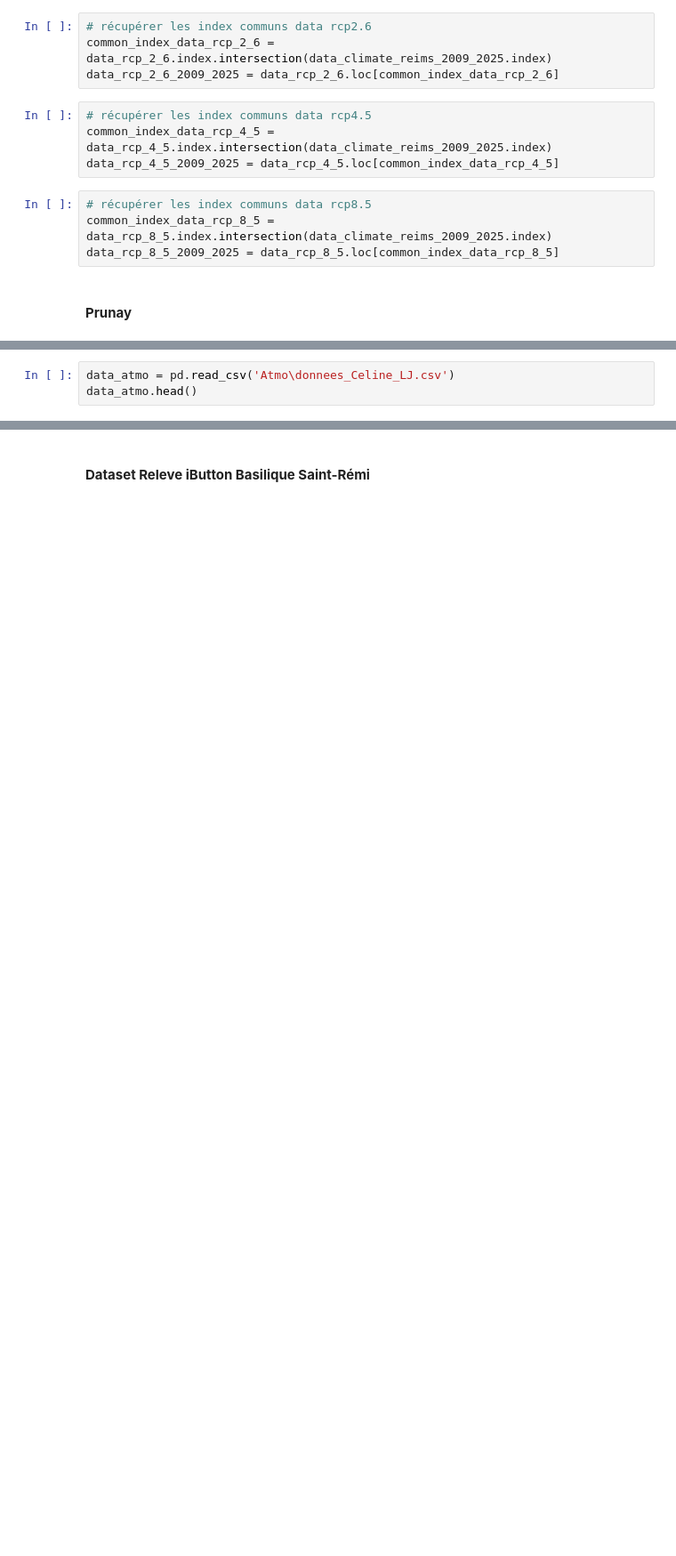
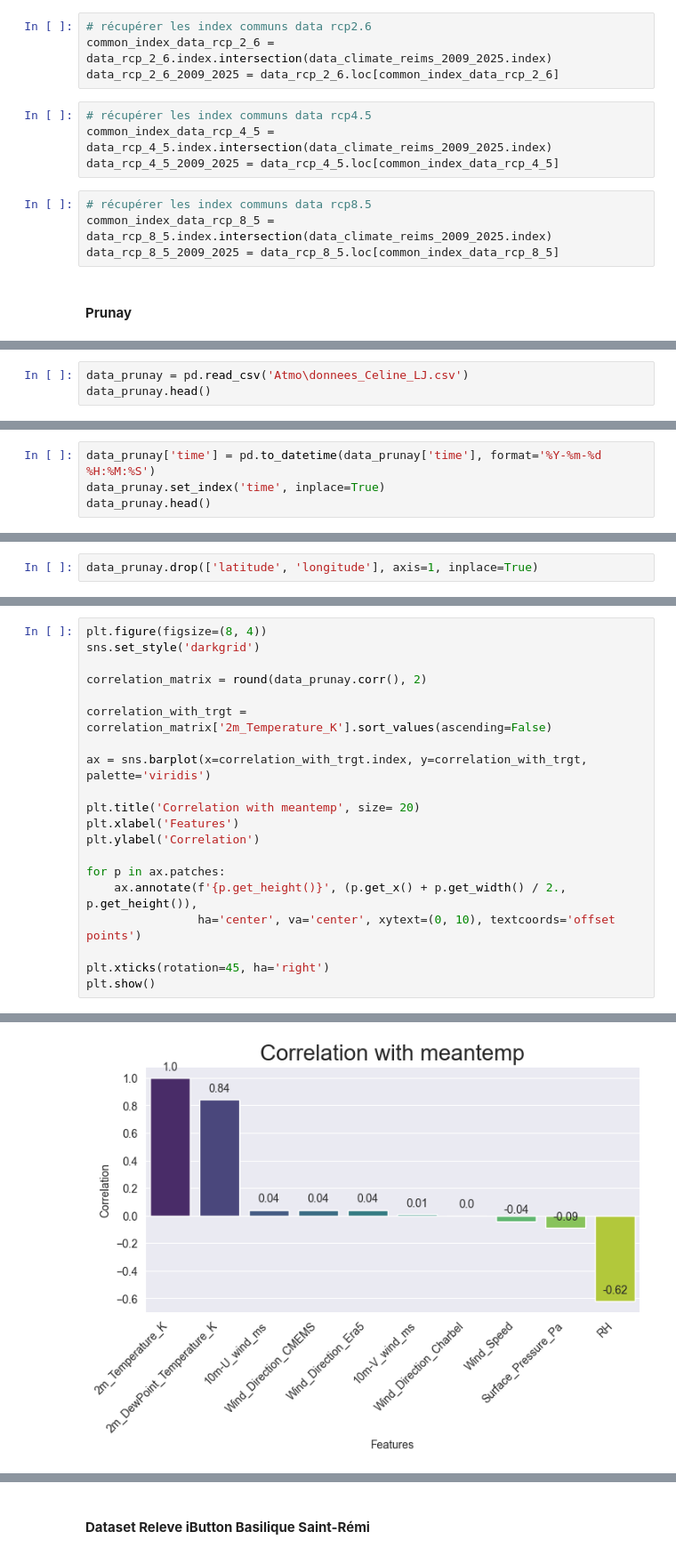
Before and after one commit to kubit07/data_analyse_DRIAS, a Jupyter notebook: bidirectional_lstm_model.ipynb, the cells around one changed output, grey strips where cells are left out. Shown: that part at 89% size. Cells and saved outputs as stored; diff of their text form; blank space fills up the shorter version.

```diff
--- a/bidirectional_lstm_model.ipynb
+++ b/bidirectional_lstm_model.ipynb
@@ -267,6 +266,6 @@ signification de chaque variable issue des données météorologiques :
 # %%
-data_atmo = pd.read_csv('Atmo\donnees_Celine_LJ.csv')
-data_atmo.head()
+data_prunay = pd.read_csv('Atmo\donnees_Celine_LJ.csv')
+data_prunay.head()
 # %% [output]
 |  | time | latitude | longitude | 10m-U_wind_ms | 10m-V_wind_ms | 2m_DewPoint_Temperature_K | 2m_Temperature_K | ... |
 | 0 | 2006-01-01 00:00:00 | 49.24 | 4.04 | 3.134243 | 3.244023 | 275.30566 | 276.48438 | ... |
@@ -284,0 +293,4 @@ Index(['time', 'latitude', 'longitude', '10m-U_wind_ms', '10m-V_wind_ms',
+# %%
+data_prunay['time'] = pd.to_datetime(data_prunay['time'], format='%Y-%m-%d %H:%M:%S')
+data_prunay.set_index('time', inplace=True)
+data_prunay.head()
@@ -284,0 +305,2 @@ Index(['time', 'latitude', 'longitude', '10m-U_wind_ms', '10m-V_wind_ms',
+# %%
+data_prunay.drop(['latitude', 'longitude'], axis=1, inplace=True)
@@ -284,0 +309,21 @@ Index(['time', 'latitude', 'longitude', '10m-U_wind_ms', '10m-V_wind_ms',
+# %%
+plt.figure(figsize=(8, 4))
+sns.set_style('darkgrid')
+
+correlation_matrix = round(data_prunay.corr(), 2)
+
+correlation_with_trgt = correlation_matrix['2m_Temperature_K'].sort_values(ascending=False)
+
+ax = sns.barplot(x=correlation_with_trgt.index, y=correlation_with_trgt, palette='viridis')
+
+plt.title('Correlation with meantemp', size= 20)
+plt.xlabel('Features')
+plt.ylabel('Correlation')
+
+for p in ax.patches:
+    ax.annotate(f'{p.get_height()}', (p.get_x() + p.get_width() / 2., p.get_height()),
+                ha='center', va='center', xytext=(0, 10), textcoords='offset points')
+
+plt.xticks(rotation=45, ha='right')
+plt.show()
+# %% [output]
@@ -284,0 +333 @@ Index(['time', 'latitude', 'longitude', '10m-U_wind_ms', '10m-V_wind_ms',
+[figure, added]
```
Also changed, not shown: parts of 63 cells of this notebook, 1 other file.
